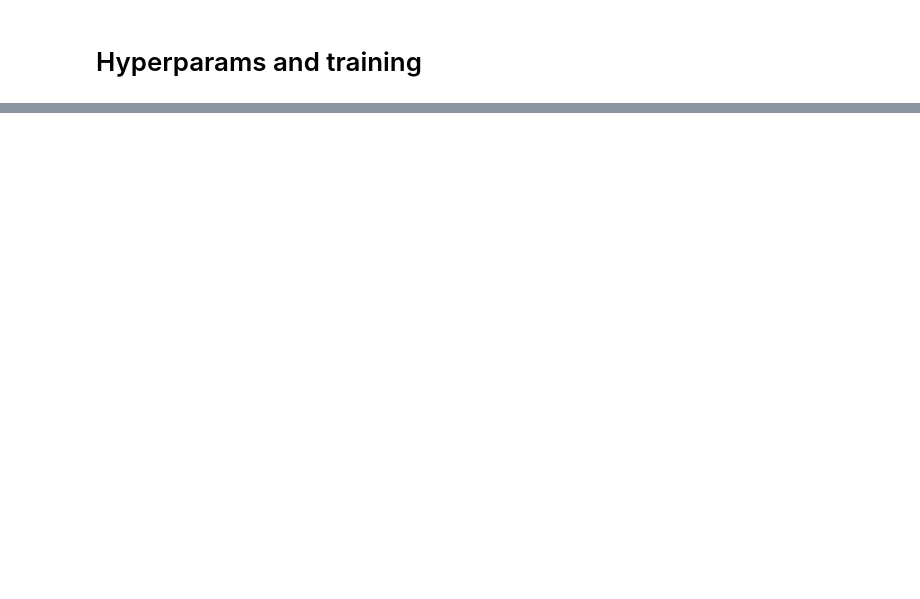
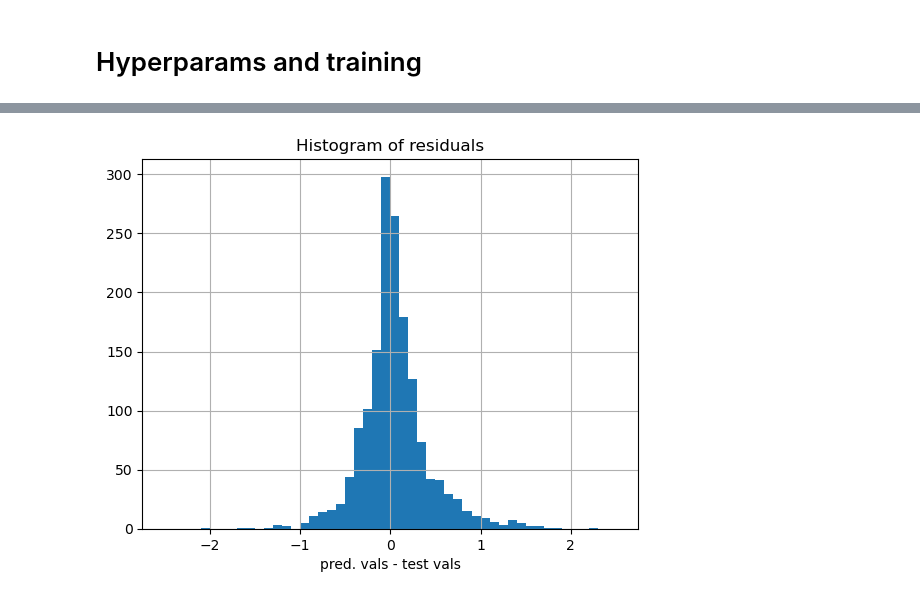
Before and after one commit to fridamarieLJ/Materials-Design-with-Machine-Learning, a Jupyter notebook: project_main_sparse_albert.ipynb, the cells around one changed output, grey strips where cells are left out. Cells and saved outputs as stored; diff of their text form; code cells hidden in the pictures; blank space fills up the shorter version.

```diff
--- a/project_main_sparse_albert.ipynb
+++ b/project_main_sparse_albert.ipynb
@@ -223,0 +283,9 @@ With l = 49.42545168398237, k0 = 1, sigma = 0.01  RMSE = 0.3473753520185545
+# %%
+### Plot errors
+fig, ax = plt.subplots()
+hh=ax.hist((predictions-y_test),bins=50,range=[-2.5,2.5])
+ax.set_xlabel('pred. vals - test vals')
+ax.set_title('Histogram of residuals')
+ax.grid()
+# %% [output]
+[figure, added]
```
Also changed, not shown: parts of 21 cells of this notebook, 1 other file.
